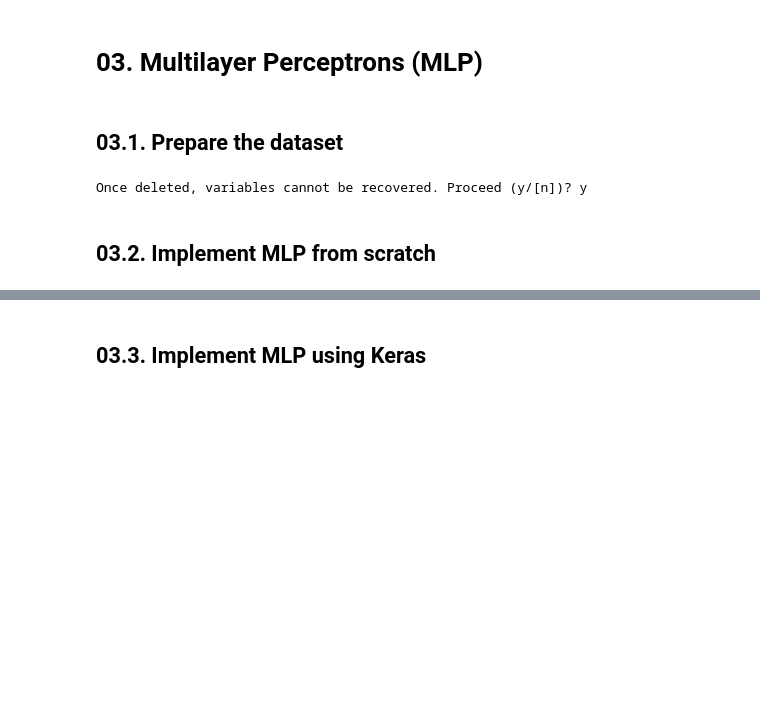
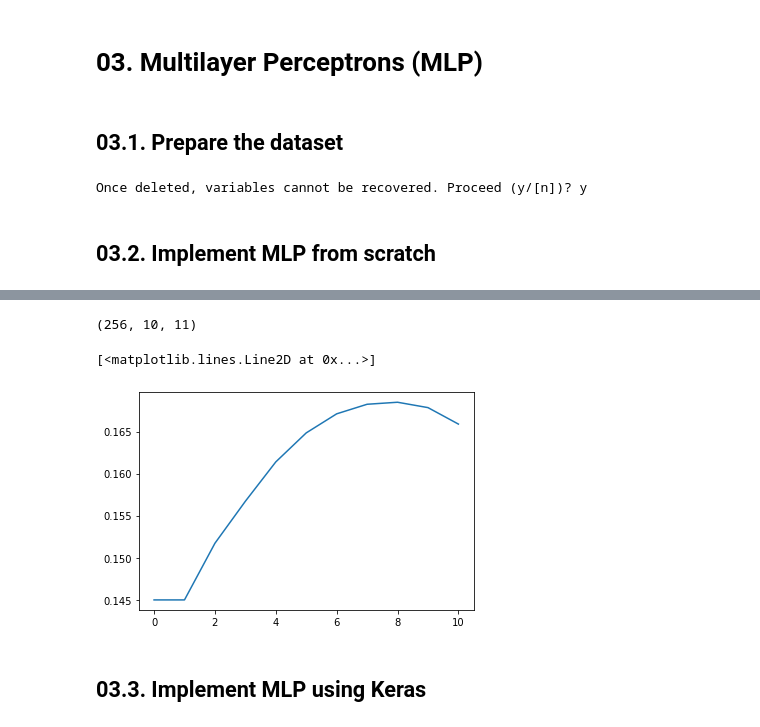
Before and after one commit to zafarrafii/Deep-Learning, a Jupyter notebook: ann.ipynb, the cells around one changed output, grey strips where cells are left out. Cells and saved outputs as stored; diff of their text form; code cells hidden in the pictures; blank space fills up the shorter version.

```diff
--- a/ann.ipynb
+++ b/ann.ipynb
@@ -827,6 +827,9 @@ Once deleted, variables cannot be recovered. Proceed (y/[n])? y
 # %% [markdown]
 ## 03.2. Implement MLP from scratch
 # %%
+# import matplotlib.pyplot as plt
+# from IPython import display
+
 # Define the training parameters
 hidden_size = 256
 number_epochs = 10
@@ -838,6 +841,11 @@ model_weights0 = np.random.normal(loc=0.0, scale=0.01, size=(input_size, hidden_
 model_biases0 = np.zeros(hidden_size)
 model_weights1 = np.random.normal(loc=0.0, scale=0.01, size=(hidden_size, output_size))
 model_biases1 = np.random.normal(loc=0.0, scale=0.01, size=output_size)
+
+# W0 = model_weights0
+# B0 = model_biases0
+W1 = model_weights1
+# B1 = model_biases1
 
 # Initialize the loss and the accuracy for all the batches
 number_batches = int(np.ceil(number_train/batch_size))
@@ -860,6 +868,8 @@ def forward(model_inputs, model_weights0, model_biases0, model_weights1, model_b
 
     return model_outputs0, model_outputs1, model_exp, model_softmax
 
+# plt.figure(figsize=(14, 4))
+
 # Loop over the epochs
 for i in range(number_epochs):
 
@@ -869,6 +879,11 @@ for i in range(number_epochs):
 
     # Compute the classification accuracy given the true test labels
     test_accuracy = np.mean(np.argmax(test_softmax, axis=1)==test_labels)
+
+#     display.clear_output(wait=True)
+#     display.display(plt.gcf())
+#     plt.imshow(model_weights1.T, aspect="auto", cmap="jet", origin="lower")
+#     plt.tight_layout()
 
     # Loop over the batches
     k = 0
@@ -902,6 +917,8 @@ for i in range(number_epochs):
             # Get the real batch size
             batch_size2 = j2-j
 
+            print(np.std(learning_rate*np.matmul(train_inputs[j:j2, :].T, train_derivative0)/batch_size2))
+
             # Update the weights and biases of the output layer using gradient descent
             model_weights1 -= learning_rate*np.matmul(train_outputs0.T, train_derivative1)/batch_size2
             model_biases1 -= learning_rate*np.sum(train_derivative1, axis=0)/batch_size2
@@ -913,6 +930,8 @@ for i in range(number_epochs):
         # Update the index
         k = k+1
 
+    W1 = np.dstack((W1, model_weights1))
+
     # Print the epoch and loss
     print(f"Epoch: {i}; train loss: {np.mean(train_loss)}; train accuracy: {np.mean(train_accuracy)}; test accuracy: {test_accuracy}")
 # %% [output]
@@ -929,3 +955,12 @@ Epoch: 9; train loss: 0.421734467411094; train accuracy: 0.8526429521276596; tes
+# %%
+import matplotlib.pyplot as plt
+
+print(np.shape(W1))
+plt.plot(W1[0, 0, :])
+# %% [output]
+(256, 10, 11)
+[<matplotlib.lines.Line2D at 0x...>]
+[figure, added]
 # %% [markdown]
 ## 03.3. Implement MLP using Keras
 # %%
```
Also changed, not shown: parts of 3 cells of this notebook.
